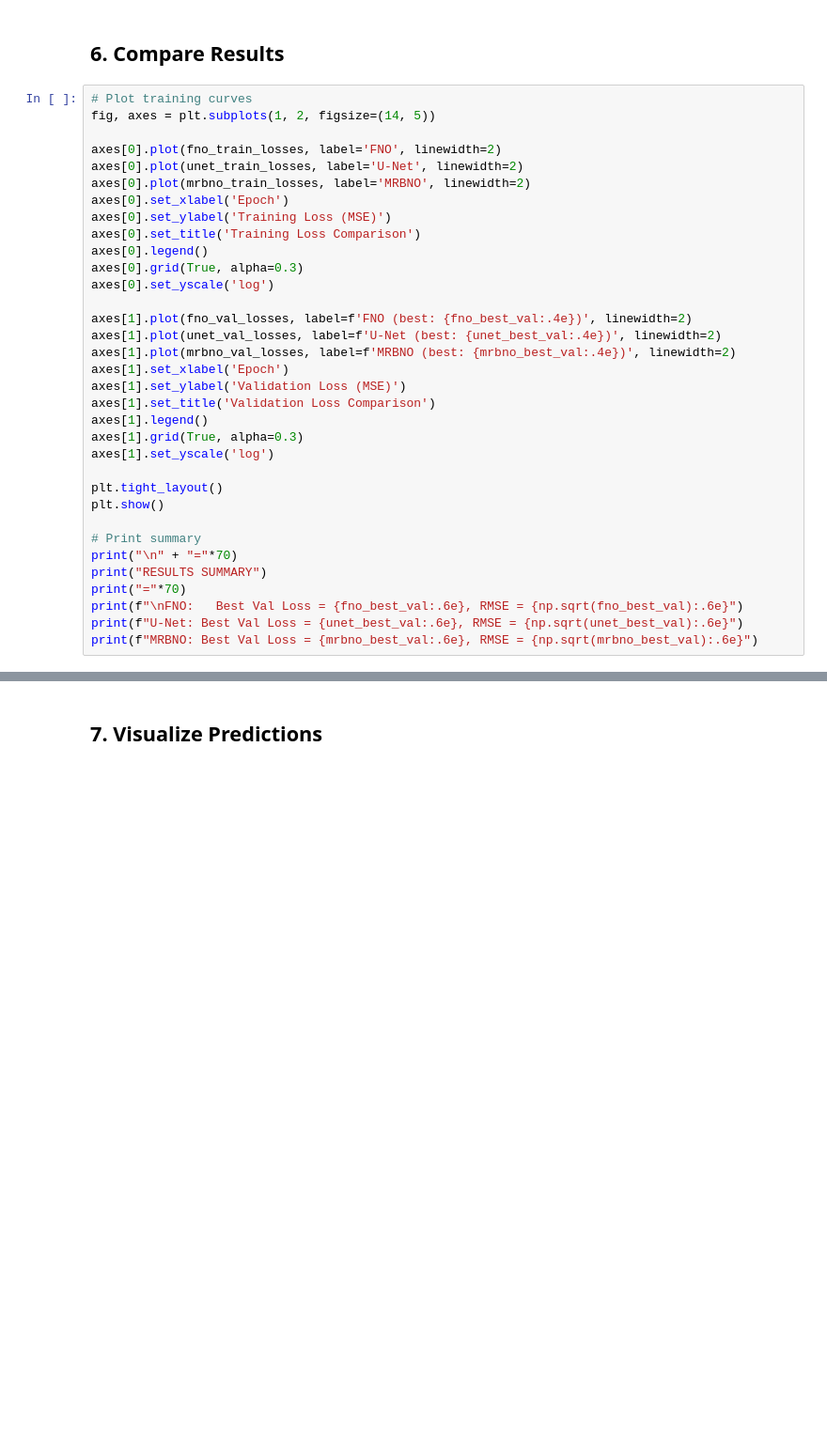
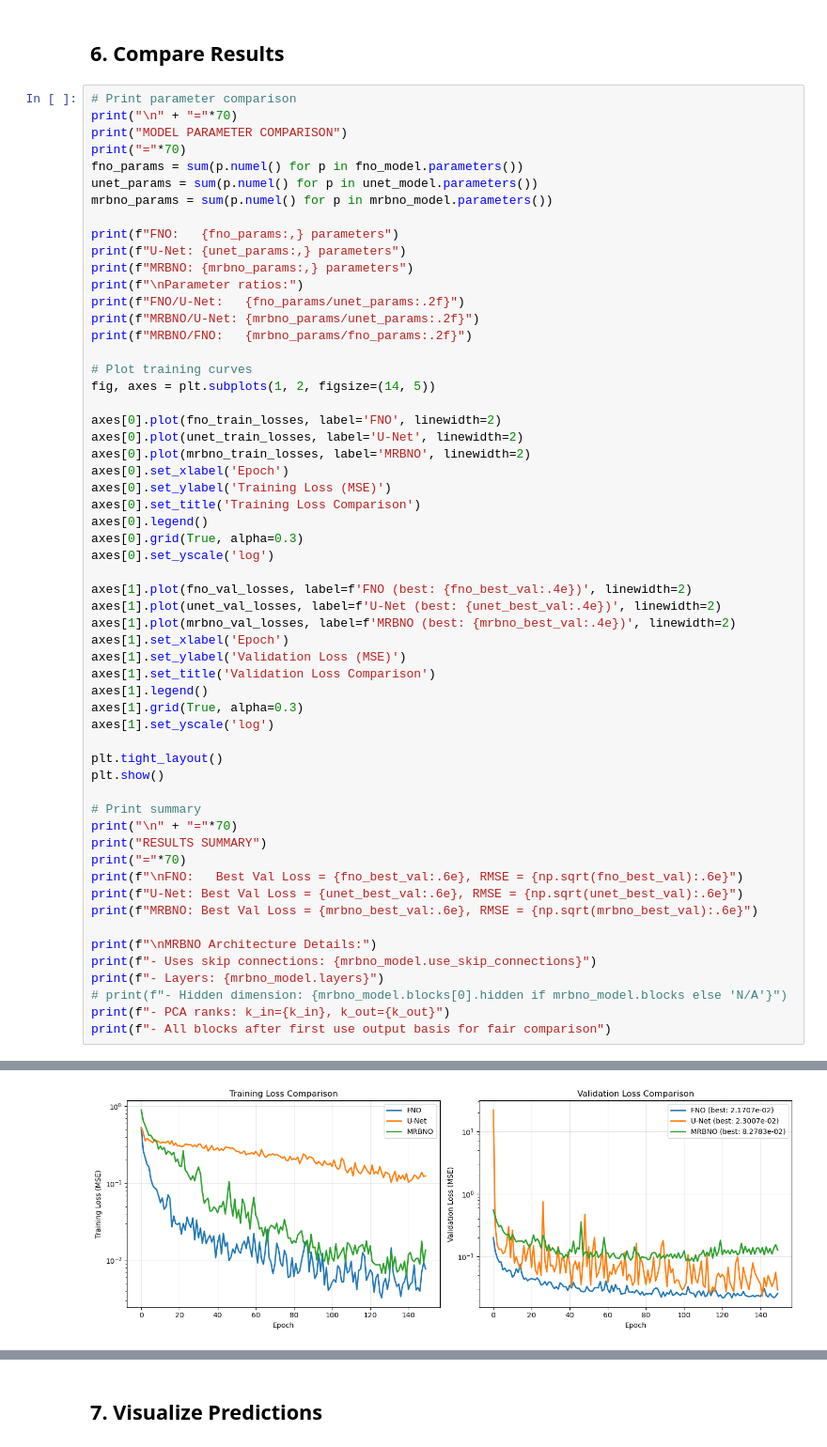
Before and after one commit to leonardvetter/AMOR, a Jupyter notebook: multilayer_RBNO/train_nonlinear_models.ipynb, the cells around one changed output, grey strips where cells are left out. Shown at 94% size. Cells and saved outputs as stored; diff of their text form; blank space fills up the shorter version.

```diff
--- a/multilayer_RBNO/train_nonlinear_models.ipynb
+++ b/multilayer_RBNO/train_nonlinear_models.ipynb
@@ -247,6 +479,22 @@ Parameters: 152,884
 # %% [markdown]
 ## 6. Compare Results
 # %%
+# Print parameter comparison
+print("\n" + "="*70)
+print("MODEL PARAMETER COMPARISON")
+print("="*70)
+fno_params = sum(p.numel() for p in fno_model.parameters())
+unet_params = sum(p.numel() for p in unet_model.parameters())
+mrbno_params = sum(p.numel() for p in mrbno_model.parameters())
+
+print(f"FNO:   {fno_params:,} parameters")
+print(f"U-Net: {unet_params:,} parameters")
+print(f"MRBNO: {mrbno_params:,} parameters")
+print(f"\nParameter ratios:")
+print(f"FNO/U-Net:   {fno_params/unet_params:.2f}")
+print(f"MRBNO/U-Net: {mrbno_params/unet_params:.2f}")
+print(f"MRBNO/FNO:   {mrbno_params/fno_params:.2f}")
+
 # Plot training curves
 fig, axes = plt.subplots(1, 2, figsize=(14, 5))
 
@@ -280,3 +528,11 @@ print("="*70)
 print(f"\nFNO:   Best Val Loss = {fno_best_val:.6e}, RMSE = {np.sqrt(fno_best_val):.6e}")
 print(f"U-Net: Best Val Loss = {unet_best_val:.6e}, RMSE = {np.sqrt(unet_best_val):.6e}")
 print(f"MRBNO: Best Val Loss = {mrbno_best_val:.6e}, RMSE = {np.sqrt(mrbno_best_val):.6e}")
+
+print(f"\nMRBNO Architecture Details:")
+print(f"- Uses skip connections: {mrbno_model.use_skip_connections}")
+print(f"- Layers: {mrbno_model.layers}")
+# print(f"- Hidden dimension: {mrbno_model.blocks[0].hidden if mrbno_model.blocks else 'N/A'}")
+print(f"- PCA ranks: k_in={k_in}, k_out={k_out}")
+print(f"- All blocks after first use output basis for fair comparison")
+# %% [output]
@@ -282,0 +550 @@ print(f"MRBNO: Best Val Loss = {mrbno_best_val:.6e}, RMSE = {np.sqrt(mrbno_best_
+[figure, added]
```
Also changed, not shown: parts of 10 cells of this notebook, 1 other file.
